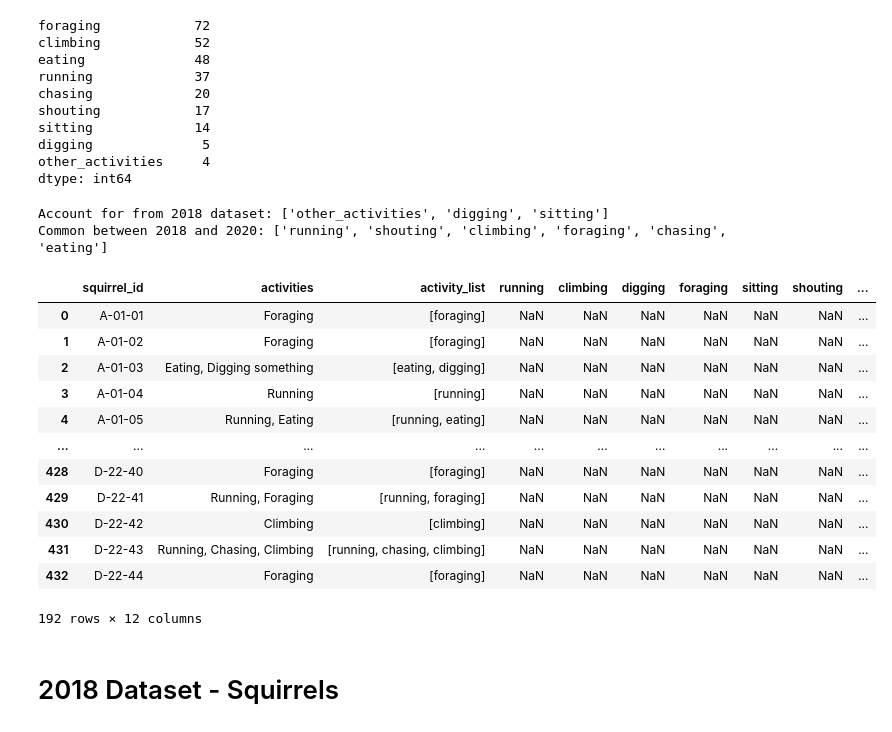
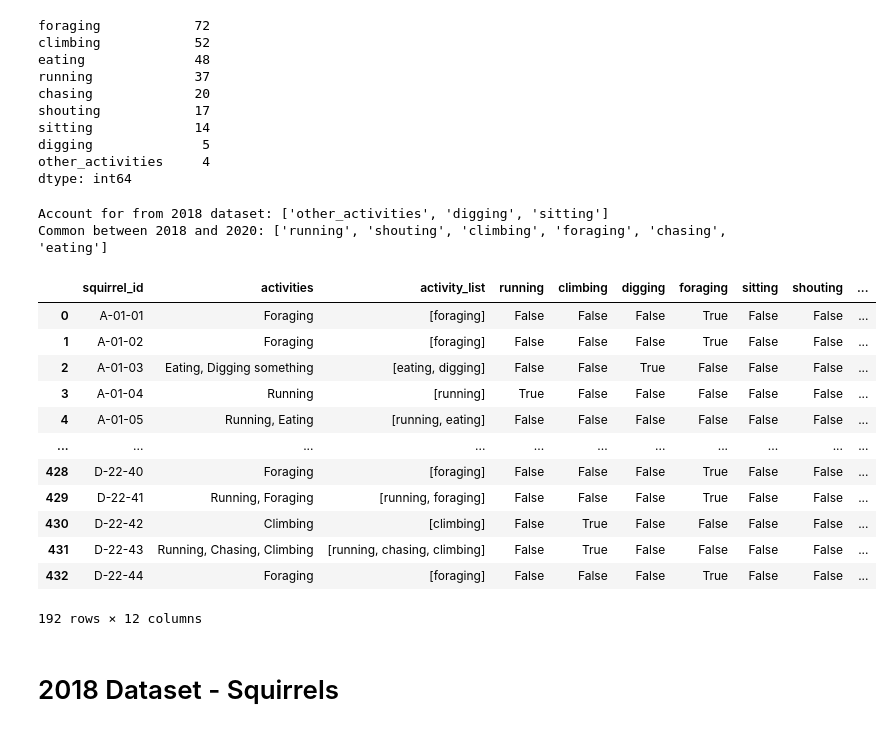
Before and after one commit to alyssahondrade/we-the-new-york-city-squirrels, a Jupyter notebook: squirrel_cleaning.ipynb, the cells around one changed output. Cells and saved outputs as stored; diff of their text form; code cells hidden in the pictures.

Commit message:
separated the activity_list to boolean columns

```diff
--- a/squirrel_cleaning.ipynb
+++ b/squirrel_cleaning.ipynb
@@ -275,40 +275,50 @@ dtype: int64
 # %%
 # Create the boolean activity columns
 activity_equivalent = ["running", "chasing", "climbing", "eating", "foraging", "shouting"]
 set_2020 = set(flat_list)
 set_2018 = set(activity_equivalent)
 
 # The activities in this list will need to be accounted for from 2018's 'other activities'
 account_for = list(set_2020.difference(set_2018))
 print(f"Account for from 2018 dataset: {account_for}")
 
 # Activities common to both list (note: account for "shouting" with [kuuks, quaas, moans])
 common_activities = list(set_2020.intersection(set_2018))
 print(f"Common between 2018 and 2020: {common_activities}")
 
 # Create a list of the reduced activity names
 column_names = list(set(flat_list))
 
 # Create new columns for each activity
 for col_name in column_names:
     activities_df[col_name] = pd.Series(dtype=bool)
 
+# Loop through the 'activity_list' and populate the boolean columns
+for idx, row in activities_df.iterrows():
+    for word in row['activity_list']:
+        for activity in column_names:
+            if (word == activity):
+                row[activity] = True
+            else:
+                row[activity] = False
+
+# Display the DataFrame
 activities_df
 # %% [output]
 Account for from 2018 dataset: ['other_activities', 'digging', 'sitting']
 Common between 2018 and 2020: ['running', 'shouting', 'climbing', 'foraging', 'chasing', 'eating']
 |  | squirrel_id | activities | activity_list | running | climbing | digging | foraging | sitting | shouting | ... |
-| 0 | A-01-01 | Foraging | [foraging] | NaN | NaN | NaN | NaN | NaN | NaN | ... |
-| 1 | A-01-02 | Foraging | [foraging] | NaN | NaN | NaN | NaN | NaN | NaN | ... |
-| 2 | A-01-03 | Eating, Digging something | [eating, digging] | NaN | NaN | NaN | NaN | NaN | NaN | ... |
-| 3 | A-01-04 | Running | [running] | NaN | NaN | NaN | NaN | NaN | NaN | ... |
-| 4 | A-01-05 | Running, Eating | [running, eating] | NaN | NaN | NaN | NaN | NaN | NaN | ... |
+| 0 | A-01-01 | Foraging | [foraging] | False | False | False | True | False | False | ... |
+| 1 | A-01-02 | Foraging | [foraging] | False | False | False | True | False | False | ... |
+| 2 | A-01-03 | Eating, Digging something | [eating, digging] | False | False | True | False | False | False | ... |
+| 3 | A-01-04 | Running | [running] | True | False | False | False | False | False | ... |
+| 4 | A-01-05 | Running, Eating | [running, eating] | False | False | False | False | False | False | ... |
 | ... | ... | ... | ... | ... | ... | ... | ... | ... | ... | ... |
-| 428 | D-22-40 | Foraging | [foraging] | NaN | NaN | NaN | NaN | NaN | NaN | ... |
-| 429 | D-22-41 | Running, Foraging | [running, foraging] | NaN | NaN | NaN | NaN | NaN | NaN | ... |
-| 430 | D-22-42 | Climbing | [climbing] | NaN | NaN | NaN | NaN | NaN | NaN | ... |
-| 431 | D-22-43 | Running, Chasing, Climbing | [running, chasing, climbing] | NaN | NaN | NaN | NaN | NaN | NaN | ... |
-| 432 | D-22-44 | Foraging | [foraging] | NaN | NaN | NaN | NaN | NaN | NaN | ... |
+| 428 | D-22-40 | Foraging | [foraging] | False | False | False | True | False | False | ... |
+| 429 | D-22-41 | Running, Foraging | [running, foraging] | False | False | False | True | False | False | ... |
+| 430 | D-22-42 | Climbing | [climbing] | False | True | False | False | False | False | ... |
+| 431 | D-22-43 | Running, Chasing, Climbing | [running, chasing, climbing] | False | True | False | False | False | False | ... |
+| 432 | D-22-44 | Foraging | [foraging] | False | False | False | True | False | False | ... |
 192 rows × 12 columns
 # %% [markdown]
 # 2018 Dataset - Squirrels
```
